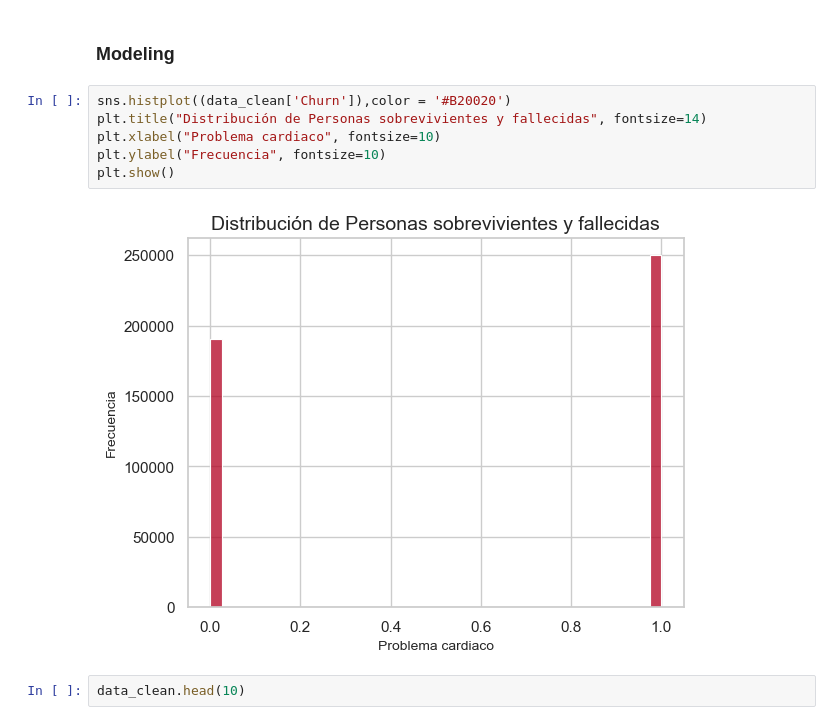
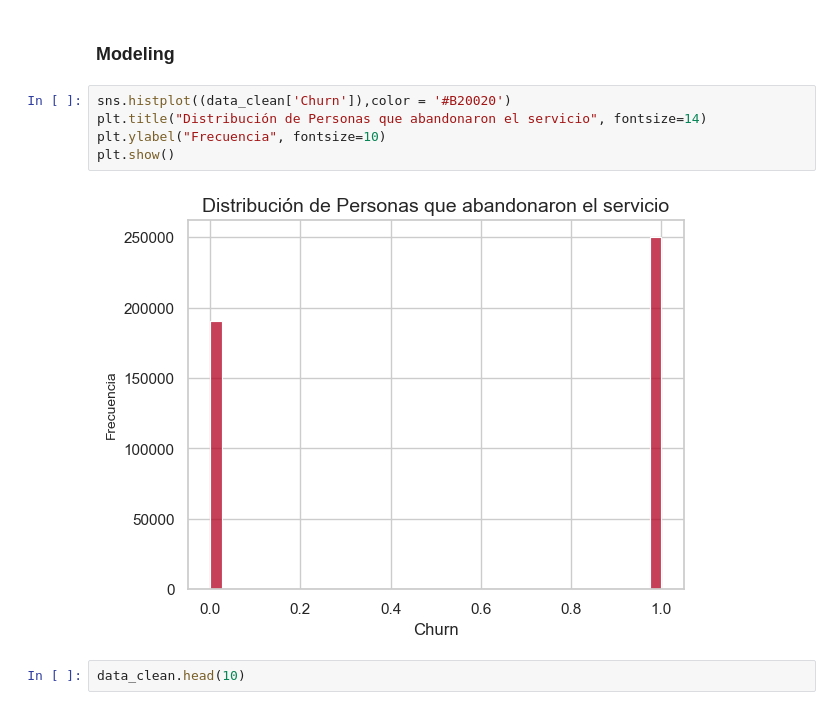
Before and after one commit to gillopy/TelcoCustExam, a Jupyter notebook: Examen 6.ipynb, the cells around one changed output. Drawn from its saved outputs; the diff is of its cells as text.

```diff
--- a/Examen 6.ipynb
+++ b/Examen 6.ipynb
@@ -590,12 +590,11 @@ Text(0, 0.5, 'Features')
 ### **Modeling**
 # %%
 sns.histplot((data_clean['Churn']),color = '#B20020')
-plt.title("Distribución de Personas sobrevivientes y fallecidas", fontsize=14)
-plt.xlabel("Problema cardiaco", fontsize=10)
+plt.title("Distribución de Personas que abandonaron el servicio", fontsize=14)
 plt.ylabel("Frecuencia", fontsize=10)
 plt.show()
 # %% [output]
-[figure, old version]
+[figure, new version]
 # %%
 data_clean.head(10)
 # %% [output]
```
